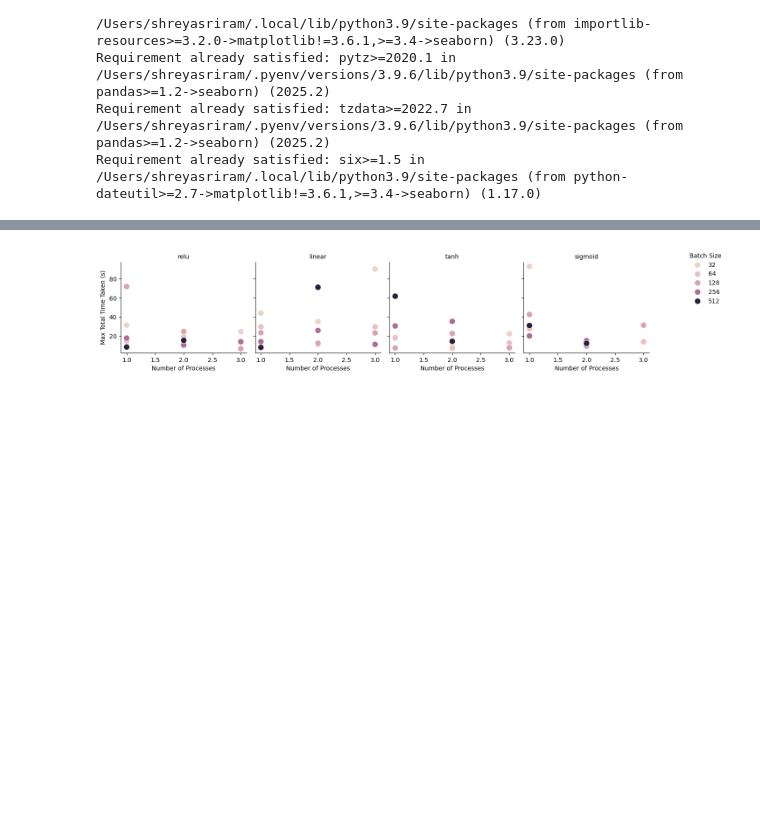
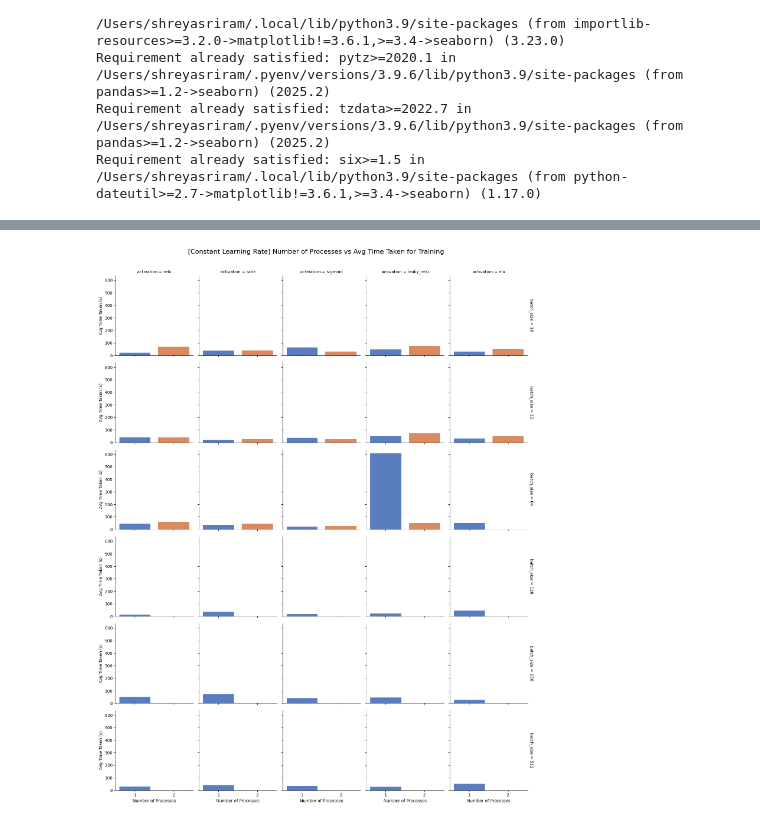
Before and after one commit to s-hreya-riram/sgd-using-mpi, a Jupyter notebook: src/Jupyter notebooks/plotting.ipynb, the cells around one changed output, grey strips where cells are left out. Cells and saved outputs as stored; diff of their text form; code cells hidden in the pictures; blank space fills up the shorter version.

```diff
--- a/src/Jupyter notebooks/plotting.ipynb
+++ b/src/Jupyter notebooks/plotting.ipynb
@@ -24,7 +24,5 @@ import pandas as pd
 data = pd.read_csv('../../logs/normalization_fix/new/train_test_rmse.csv', header=0)
 # %%
 data.describe()
-data = data[data['learning_rate']==1e-5]
-data.describe()
 # %% [output]
 |  | num_processes | num_iterations | max_iterations | batch_size | learning_rate | train_rmse | test_rmse | ... |
@@ -68,15 +75,22 @@ plt.show()
 # %%
-# plot between number of processes and avg time taken for training
+# plot a bar chart between number of processes and avg time taken for training
 # use grid plot for each activation function by batch size
-g = sns.FacetGrid(data[(data['learning_rate'] == 1e-5)], col="activation", margin_titles=True)
-g.map_dataframe(sns.scatterplot, x='num_processes', y='total_time_max', hue='batch_size', s=100)
-g.set_axis_labels("Number of Processes", "Max Total Time Taken (s)")
-g.set_titles(col_template="{col_name}", row_template="{row_name}")
-g.add_legend(bbox_to_anchor=(1.05, 1), loc='upper left', title='Batch Size')
+# use the colors for the bars to be the same as the hues of the scatterplot
+# make this a grid with different batch sizes as rows and different activation functions as columns
+import seaborn as sns
+import matplotlib.pyplot as plt
+g = sns.FacetGrid(data, col="activation", row="batch_size", margin_titles=True)
+g.map_dataframe(sns.barplot, x='num_processes', y='train_time_avg', palette='muted', hue ='num_processes', dodge=False)
+g.set_axis_labels("Number of Processes", "Avg Time Taken (s)")
 plt.tight_layout()
+g.fig.suptitle('[Constant Learning Rate] Number of Processes vs Avg Time Taken for Training', fontsize=16, y=1.05)
+# add a title for the entire plot below the subplots, space the title from the subplots
+plt.subplots_adjust(top=1)
+plt.savefig('../../logs/normalization_fix/constant_lr/process_train_time_avg.png', bbox_inches='tight')
+
 plt.show()
 # %% [output]
-[figure, old version]
+[figure, new version]
 # %%
 # import the test_train_rmse data
 # TODO update the path to the correct file after the whole local mpi run concludes
```
Also changed, not shown: parts of 9 cells of this notebook.
